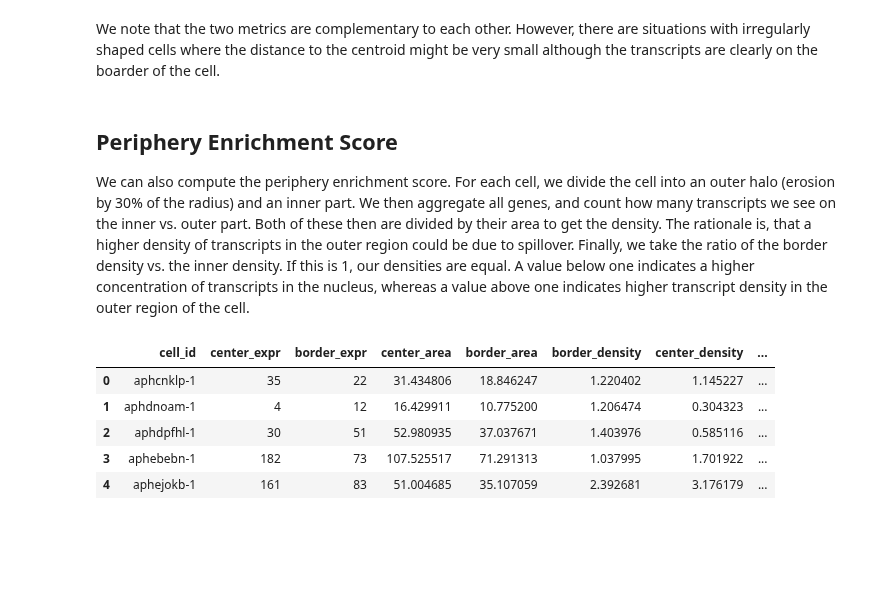
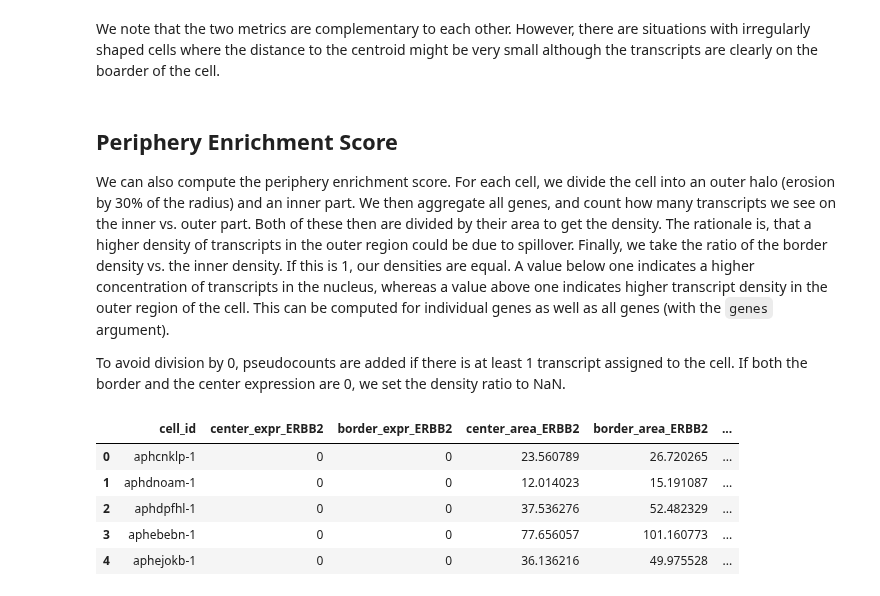
Before and after one commit to LazDaria/SegTraQ, a Jupyter notebook: docs/notebooks/point_statistics.ipynb, the cells around one changed output. Saved outputs shown, nothing was run; the diff lists cells and outputs as text; code cells hidden in the pictures; blank space fills up the shorter version.

```diff
--- a/docs/notebooks/point_statistics.ipynb
+++ b/docs/notebooks/point_statistics.ipynb
@@ -14,4 +12,7 @@ To follow along with this tutorial, you can download the data from [here](https:
 # %%
+import copy
+
+import matplotlib.pyplot as plt
 import spatialdata as sd
 import spatialdata_plot  # noqa
 
@@ -32,6 +33,9 @@ sdata = sdata.query.bounding_box(
     max_coordinate=[bb_xmax, bb_ymax],
     target_coordinate_system="global",
 )
+# link annotations with cell boundaries
+sdata.tables["table"].obs["region"] = "cell_boundaries"
+sdata.set_table_annotates_spatialelement("table", region="cell_boundaries")
 st = segtraq.SegTraQ(sdata, images_key="image", tables_x_key="x_centroid", tables_y_key="y_centroid")
 # %% [output]
 version mismatch: detected: RasterFormatV02, requested: FormatV04
@@ -42,5 +49,6 @@ $$
 d_{centroid-mean} = \frac{\sqrt{cc_{x,y}^2-\mu_{x,y}^2}}{|C|}
 $$
 # %%
-st.ps.centroid_mean_coord_diff("ERBB2", inplace=True)
+# for one single gene
+st.ps.centroid_mean_coord_diff("ERBB2")
 # %% [output]
@@ -177,16 +176,19 @@ We note that the two metrics are complementary to each other. However, there are
 # %% [markdown]
 ## Periphery Enrichment Score
 
-We can also compute the periphery enrichment score. For each cell, we divide the cell into an outer halo (erosion by 30% of the radius) and an inner part. We then aggregate all genes, and count how many transcripts we see on the inner vs. outer part. Both of these then are divided by their area to get the density. The rationale is, that a higher density of transcripts in the outer region could be due to spillover. Finally, we take the ratio of the border density vs. the inner density. If this is 1, our densities are equal. A value below one indicates a higher concentration of transcripts in the nucleus, whereas a value above one indicates higher transcript density in the outer region of the cell.
+We can also compute the periphery enrichment score. For each cell, we divide the cell into an outer halo (erosion by 30% of the radius) and an inner part. We then aggregate all genes, and count how many transcripts we see on the inner vs. outer part. Both of these then are divided by their area to get the density. The rationale is, that a higher density of transcripts in the outer region could be due to spillover. Finally, we take the ratio of the border density vs. the inner density. If this is 1, our densities are equal. A value below one indicates a higher concentration of transcripts in the nucleus, whereas a value above one indicates higher transcript density in the outer region of the cell. This can be computed for individual genes as well as all genes (with the `genes` argument).
+
+To avoid division by 0, pseudocounts are added if there is at least 1 transcript assigned to the cell. If both the border and the center expression are 0, we set the density ratio to NaN.
 # %%
-periphery_df = st.ps.periphery_enrichment_score()
+# the score we are interested in here is the "density_ratio"
+periphery_df = st.ps.periphery_enrichment_score("ERBB2")
 periphery_df.head()
 # %% [output]
-|  | cell_id | center_expr | border_expr | center_area | border_area | border_density | center_density | ... |
-| 0 | aphcnklp-1 | 35 | 22 | 31.434806 | 18.846247 | 1.220402 | 1.145227 | ... |
-| 1 | aphdnoam-1 | 4 | 12 | 16.429911 | 10.775200 | 1.206474 | 0.304323 | ... |
-| 2 | aphdpfhl-1 | 30 | 51 | 52.980935 | 37.037671 | 1.403976 | 0.585116 | ... |
-| 3 | aphebebn-1 | 182 | 73 | 107.525517 | 71.291313 | 1.037995 | 1.701922 | ... |
-| 4 | aphejokb-1 | 161 | 83 | 51.004685 | 35.107059 | 2.392681 | 3.176179 | ... |
+|  | cell_id | center_expr_ERBB2 | border_expr_ERBB2 | center_area_ERBB2 | border_area_ERBB2 | ... |
+| 0 | aphcnklp-1 | 0 | 0 | 23.560789 | 26.720265 | ... |
+| 1 | aphdnoam-1 | 0 | 0 | 12.014023 | 15.191087 | ... |
+| 2 | aphdpfhl-1 | 0 | 0 | 37.536276 | 52.482329 | ... |
+| 3 | aphebebn-1 | 0 | 0 | 77.656057 | 101.160773 | ... |
+| 4 | aphejokb-1 | 0 | 0 | 36.136216 | 49.975528 | ... |
 # %%
 sdata_plot = copy.deepcopy(sdata)
```
Also changed, not shown: parts of 18 cells of this notebook, 6 other files.
